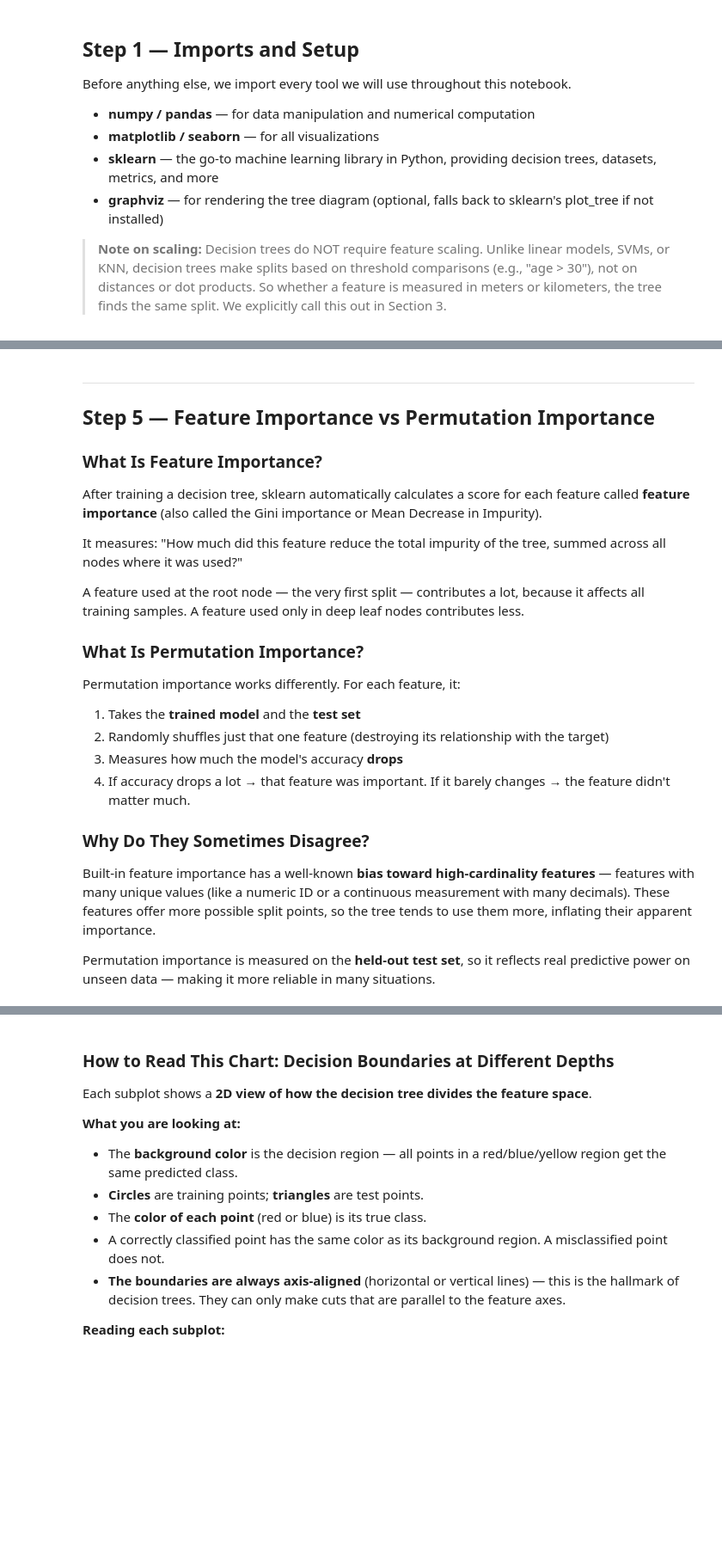
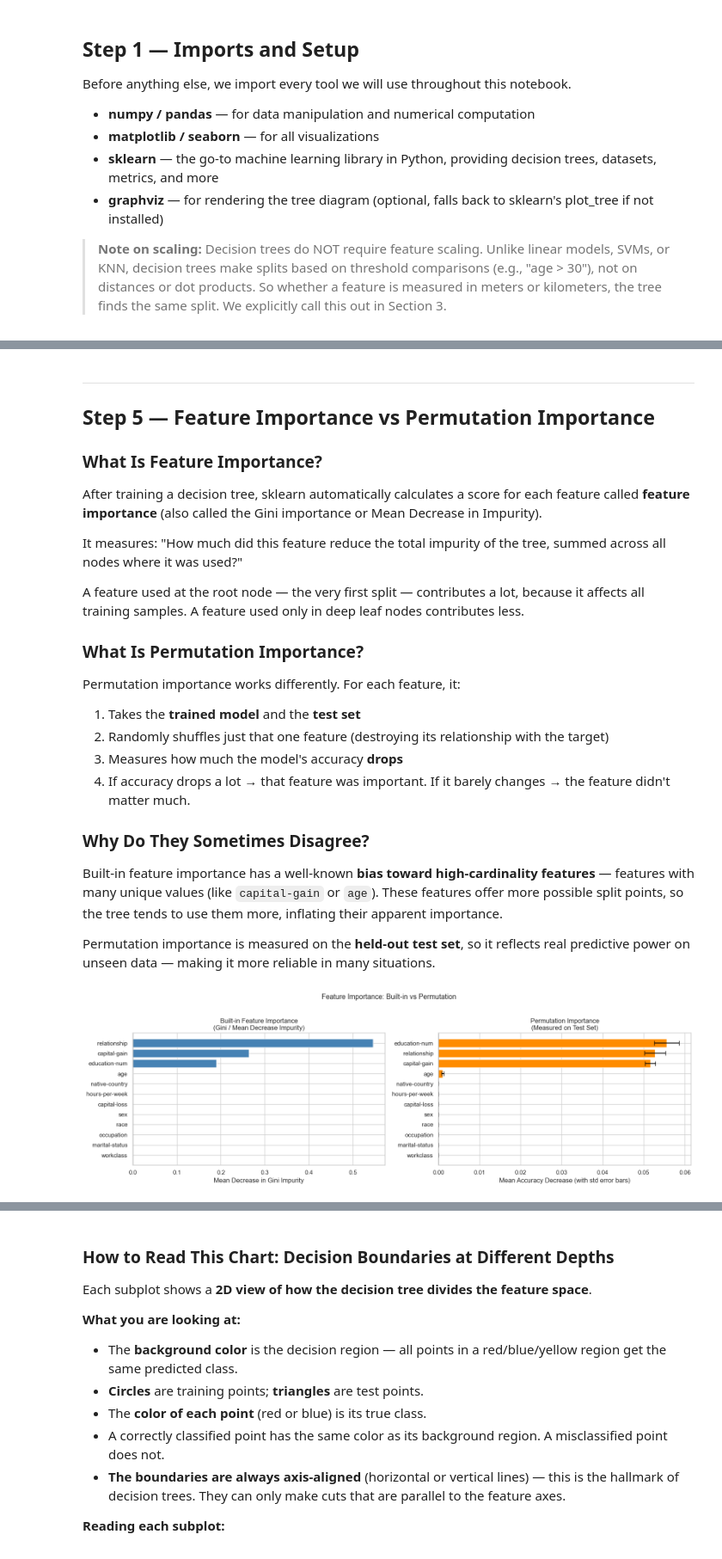
Before and after one commit to shiva-shivanibokka/Dive-Deeper-into-Supervised-Learning, a Jupyter notebook: 01_decision_trees.ipynb, the cells around one changed output, grey strips where cells are left out. Shown at 86% size. Saved outputs shown, nothing was run; the diff lists cells and outputs as text; code cells hidden in the pictures; blank space fills up the shorter version.

```diff
--- a/01_decision_trees.ipynb
+++ b/01_decision_trees.ipynb
@@ -130,27 +145,33 @@ We load it from sklearn's built-in datasets.
 # %%
-# ─── TITANIC DATASET ───────────────────────────────────────────────────────────
-titanic_raw = sns.load_dataset('titanic')
+# ─── ADULT CENSUS INCOME DATASET (Classification) ──────────────────────────────
+adult_raw = fetch_openml('adult', version=2, as_frame=True).frame
 
-# Select relevant numeric-friendly features and drop rows with NaN
-titanic = titanic_raw[['survived', 'pclass', 'sex', 'age', 'sibsp', 'parch', 'fare', 'embarked']].dropna().copy()
+# Drop redundant / non-predictive columns:
+#   fnlwgt    - census sampling weight, not a real predictor
+#   education - redundant with the numeric 'education-num'
+adult = adult_raw.drop(columns=['fnlwgt', 'education']).copy()
 
-# Encode categorical columns
-titanic['sex'] = titanic['sex'].map({'female': 0, 'male': 1})
-titanic['embarked'] = titanic['embarked'].map({'C': 0, 'Q': 1, 'S': 2})
+# Target: 1 if the person earns >50K, else 0
+y_adult = (adult['class'].astype(str) == '>50K').astype(int)
+adult = adult.drop(columns=['class'])
 
-# Features and target
-X_titanic = titanic.drop('survived', axis=1)
-y_titanic = titanic['survived']
+# Ordinal-encode categorical columns. Trees split on thresholds, so an integer code
+# per category is enough and keeps the feature names readable. (NaN / '?' -> -1)
+cat_cols = adult.select_dtypes(exclude='number').columns
+for col in cat_cols:
+    adult[col] = adult[col].astype('category').cat.codes
 
-# Train/test split
+X_adult = adult
+
+# Train/test split (stratified to preserve the ~24% positive rate)
 X_train_t, X_test_t, y_train_t, y_test_t = train_test_split(
-    X_titanic, y_titanic, test_size=0.2, random_state=42
+    X_adult, y_adult, test_size=0.2, random_state=42, stratify=y_adult
 )
 
-print("=== TITANIC DATASET ===")
-print(f"Total samples: {titanic.shape[0]}  |  Features: {X_titanic.shape[1]}")
+print("=== ADULT CENSUS INCOME DATASET ===")
+print(f"Total samples: {X_adult.shape[0]}  |  Features: {X_adult.shape[1]}")
 print(f"Train size: {X_train_t.shape[0]}  |  Test size: {X_test_t.shape[0]}")
-print(f"Survival rate: {y_titanic.mean():.1%}")
+print(f">50K rate: {y_adult.mean():.1%}")
 print()
-print("First 5 rows of the Titanic feature set:")
-X_titanic.head()
+print("First 5 rows of the Adult feature set:")
+X_adult.head()
@@ -423,7 +502,7 @@ Permutation importance works differently. For each feature, it:
 
 ### Why Do They Sometimes Disagree?
 
-Built-in feature importance has a well-known **bias toward high-cardinality features** — features with many unique values (like a numeric ID or a continuous measurement with many decimals). These features offer more possible split points, so the tree tends to use them more, inflating their apparent importance.
+Built-in feature importance has a well-known **bias toward high-cardinality features** — features with many unique values (like `capital-gain` or `age`). These features offer more possible split points, so the tree tends to use them more, inflating their apparent importance.
 
 Permutation importance is measured on the **held-out test set**, so it reflects real predictive power on unseen data — making it more reliable in many situations.
 # %%
@@ -434,40 +513,42 @@ perm_imp = permutation_importance(
 )
 
 # ─── BUILD DATAFRAMES FOR PLOTTING ──────────────────────────────────────────────
-feat_names = X_titanic.columns.tolist()
+feat_names = X_adult.columns.tolist()
 
 df_builtin = pd.DataFrame({
     'Feature': feat_names,
     'Importance': clf.feature_importances_
 }).sort_values('Importance', ascending=True)
 
 df_perm = pd.DataFrame({
     'Feature': feat_names,
     'Importance': perm_imp.importances_mean,
     'Std': perm_imp.importances_std
 }).sort_values('Importance', ascending=True)
 
 # ─── PLOT BOTH SIDE BY SIDE ──────────────────────────────────────────────────────
 fig, axes = plt.subplots(1, 2, figsize=(16, 5))
 
 # Built-in Feature Importance
 axes[0].barh(df_builtin['Feature'], df_builtin['Importance'], color='steelblue')
 axes[0].set_xlabel('Mean Decrease in Gini Impurity')
 axes[0].set_title('Built-in Feature Importance\n(Gini / Mean Decrease Impurity)')
 axes[0].axvline(0, color='black', linewidth=0.8)
 
 # Permutation Importance
 axes[1].barh(
     df_perm['Feature'], df_perm['Importance'],
     xerr=df_perm['Std'], color='darkorange', ecolor='black', capsize=4
 )
 axes[1].set_xlabel('Mean Accuracy Decrease (with std error bars)')
 axes[1].set_title('Permutation Importance\n(Measured on Test Set)')
 axes[1].axvline(0, color='black', linewidth=0.8)
 
 plt.suptitle('Feature Importance: Built-in vs Permutation', fontsize=13, y=1.02)
 plt.tight_layout()
 plt.show()
+# %% [output]
+[figure, added]
 # %% [markdown]
 ### How to Read This Chart: Feature Importance vs Permutation Importance
 
```
Also changed, not shown: parts of 27 cells of this notebook.
